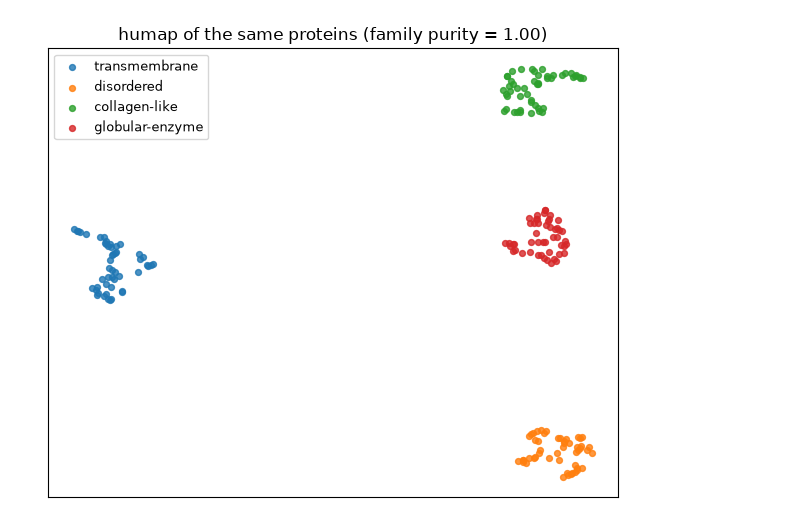
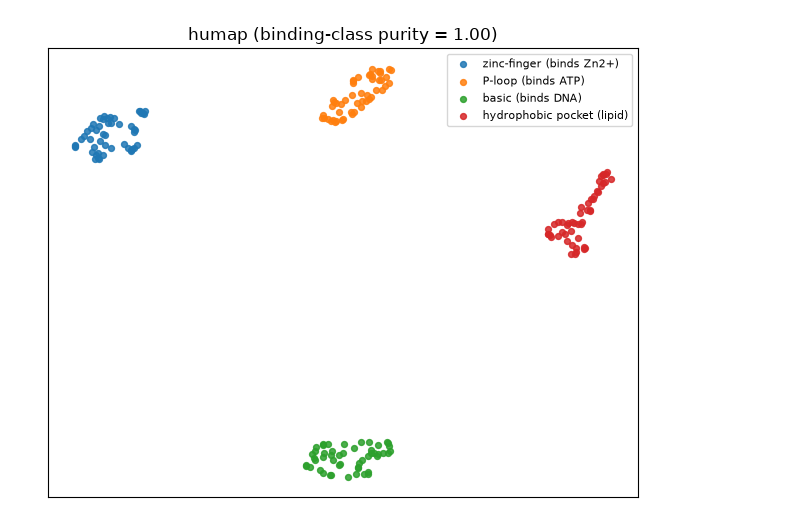
Before and after one commit to gmboquet/mixle-notebooks, a Jupyter notebook: notebooks/tutorials/embedding_with_htsne.ipynb, the cells around one changed output. Drawn from its saved outputs; the diff is of its cells as text; code cells hidden in the pictures.

```diff
--- a/notebooks/tutorials/embedding_with_htsne.ipynb
+++ b/notebooks/tutorials/embedding_with_htsne.ipynb
@@ -84,11 +103,11 @@ def knn_purity(Y, lab, k=10):
 
 emb = htsne(proteins, seed=1, perplexity=25, out=io.StringIO())
 
-fig, ax = plt.subplots(figsize=(6, 5))
-for k, name in enumerate(fam_names):
-    m = family == k
-    ax.scatter(emb[m, 0], emb[m, 1], s=18, label=name, alpha=0.8)
-ax.set_title('htsne of %d proteins, coloured by family\nkNN family purity = %.2f'
-             % (len(proteins), knn_purity(emb, family)))
-ax.set_xticks([]); ax.set_yticks([]); ax.legend(fontsize=9); plt.tight_layout(); plt.show()
+fig, ax = plt.subplots(figsize=(6.2, 5))
+for k, name in enumerate(bind_names):
+    m = binds == k
+    ax.scatter(emb[m, 0], emb[m, 1], s=18, label=name, alpha=0.85)
+ax.set_title('htsne of %d proteins, coloured by what they bind\nkNN binding-class purity = %.2f'
+             % (len(proteins), knn_purity(emb, binds)))
+ax.set_xticks([]); ax.set_yticks([]); ax.legend(fontsize=8); plt.tight_layout(); plt.show()
 # %% [output]
@@ -101,13 +117,13 @@ UMAP-style objective.
 # %%
 um = humap(proteins, seed=1, n_neighbors=15, out=io.StringIO())
-fig, ax = plt.subplots(figsize=(6, 5))
-for k, name in enumerate(fam_names):
-    m = family == k
-    ax.scatter(um[m, 0], um[m, 1], s=18, label=name, alpha=0.8)
-ax.set_title('humap of the same proteins (family purity = %.2f)' % knn_purity(um, family))
-ax.set_xticks([]); ax.set_yticks([]); ax.legend(fontsize=9); plt.tight_layout(); plt.show()
+fig, ax = plt.subplots(figsize=(6.2, 5))
+for k, name in enumerate(bind_names):
+    m = binds == k
+    ax.scatter(um[m, 0], um[m, 1], s=18, label=name, alpha=0.85)
+ax.set_title('humap (binding-class purity = %.2f)' % knn_purity(um, binds))
+ax.set_xticks([]); ax.set_yticks([]); ax.legend(fontsize=8); plt.tight_layout(); plt.show()
 # %% [output]
-[figure, old version]
+[figure, new version]
 # %% [markdown]
 ## 2. The affinity metric is a modelling choice
 
```
Also changed, not shown: parts of 18 cells of this notebook, 1 other file.
